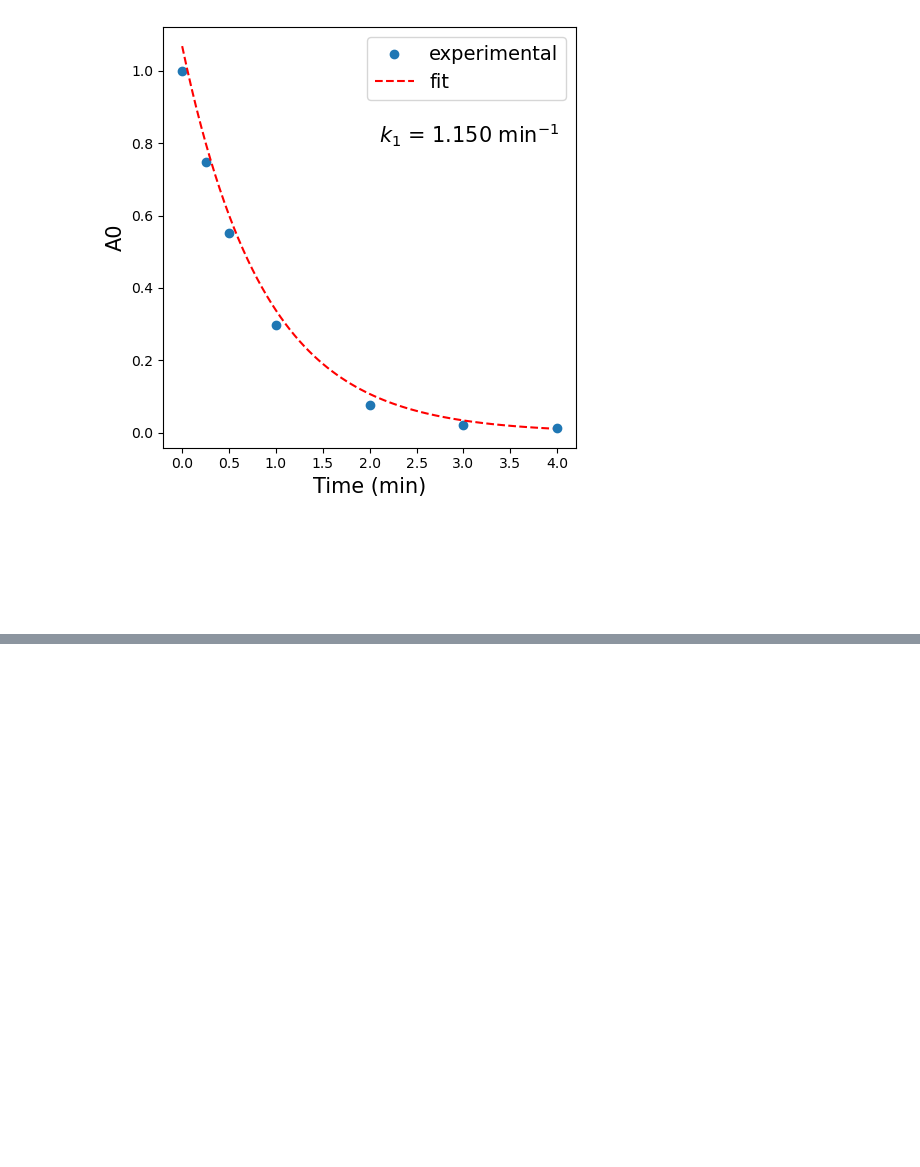
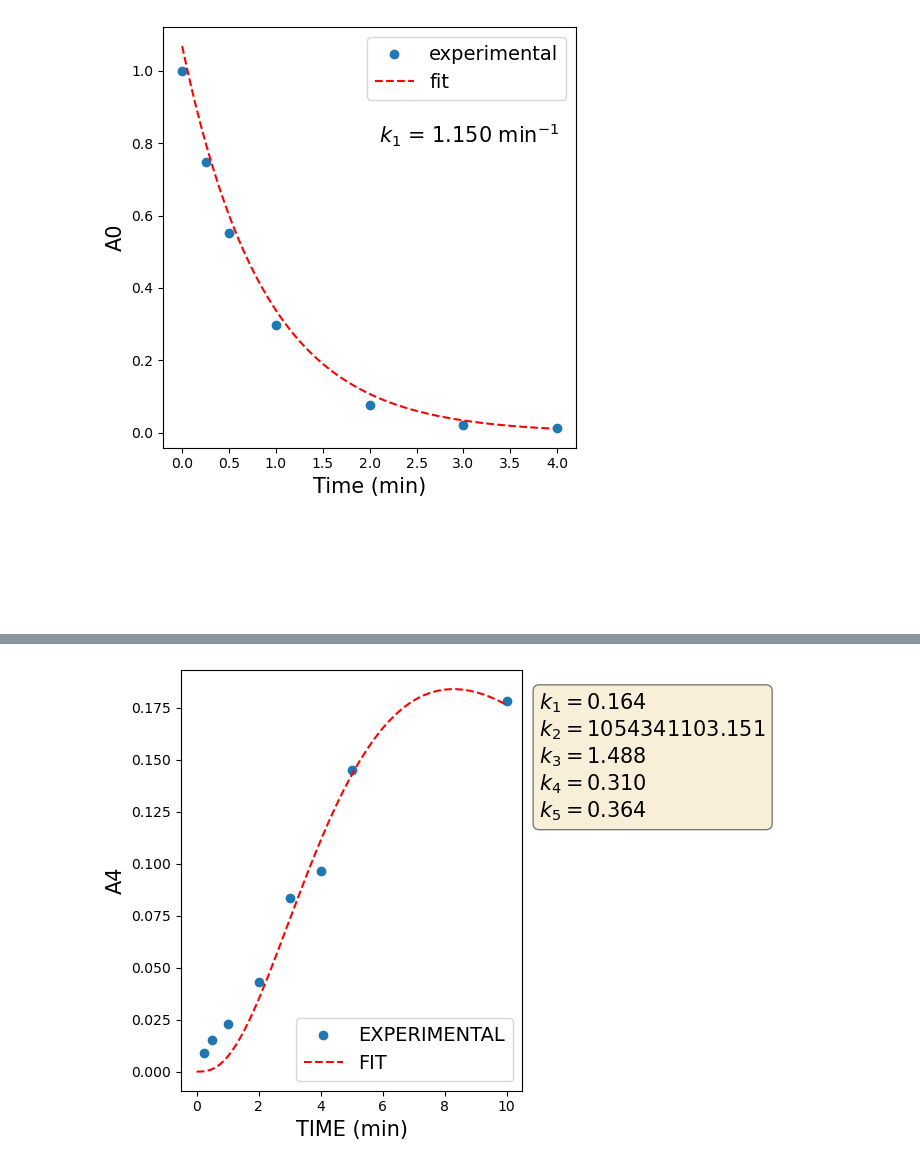
Before and after one commit to PDNALab/kinetic_fit, a Jupyter notebook: kinetic_fit.ipynb, the cells around one changed output, grey strips where cells are left out. Saved outputs shown, nothing was run; the diff lists cells and outputs as text; code cells hidden in the pictures; blank space fills up the shorter version.

```diff
--- a/kinetic_fit.ipynb
+++ b/kinetic_fit.ipynb
@@ -143,0 +202,13 @@ plot_fit(t, A1, t_=np.arange(0,5,0.05), parm=popt, ylabel='A1')
+# %%
+def A_4(t, k1, k2, k3, k4, k5):
+    return A_i(t, k1, k2, k3, k4, k5)
+# %%
+A4 = df['A4'][1:] # Read only non-zero A2
+t  = df['Time (min)'][1:]
+
+popt, pcov = curve_fit(A_4, xdata=np.array(t), ydata=np.array(A4),  p0=np.append(popt,0.0), maxfev=10000,
+                       method='dogbox')
+# %%
+plot_fit(t, A4, t_=np.arange(0,10,0.05), parm=popt, ylabel='A4')
+# %% [output]
+[figure, added]
```
Also changed, not shown: parts of 16 cells of this notebook, 1 other file.
